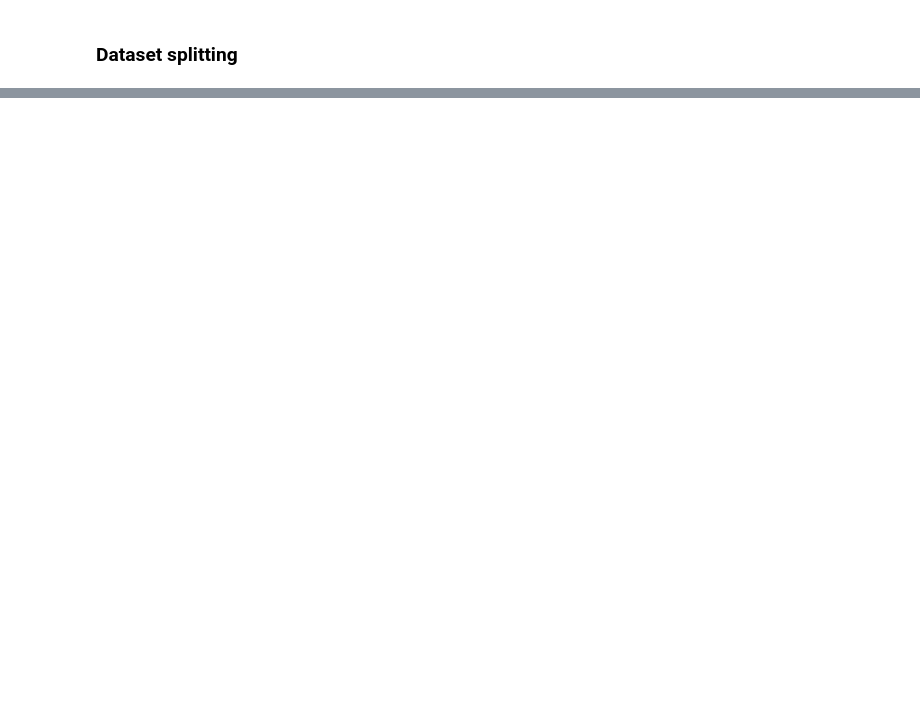
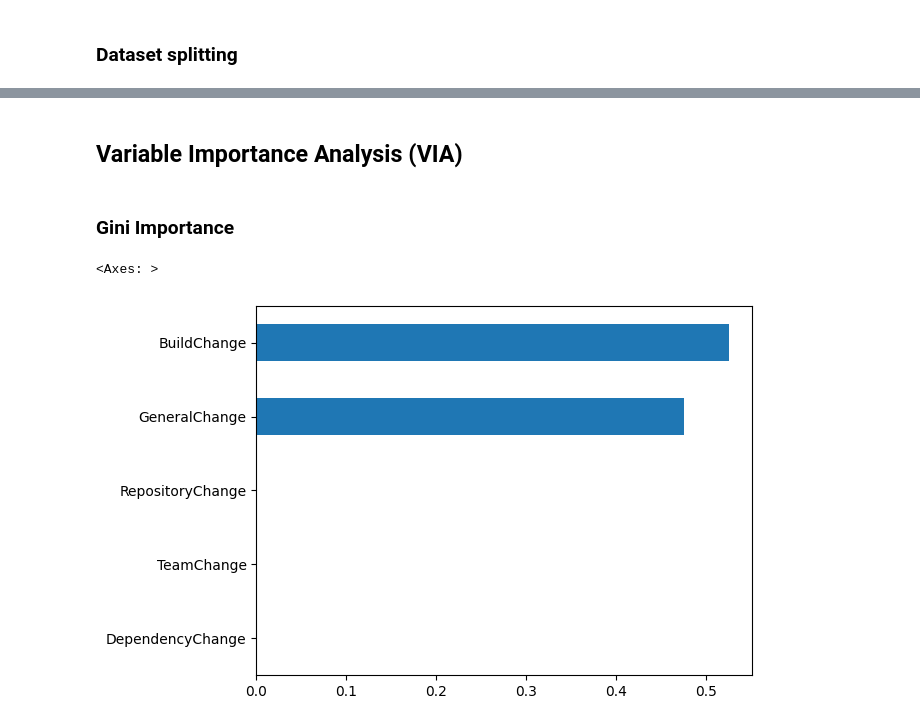
Before and after one commit to stenglx/Projekt_Bewerbung, a Jupyter notebook: ML/train_model.ipynb, the cells around one changed output, grey strips where cells are left out. Drawn from its saved outputs; the diff is of its cells as text; code cells hidden in the pictures; blank space fills up the shorter version.

```diff
--- a/ML/train_model.ipynb
+++ b/ML/train_model.ipynb
@@ -144,0 +265,15 @@ plt.scatter(np.arange(1, 19), y_test['BuildResult'], color="blue")
+# %% [markdown]
+## Variable Importance Analysis (VIA)
+# %% [markdown]
+### Gini Importance
+# %%
+#classifier = RandomForestClassifier(criterion='gini') set per default :)
+feature_importances = classifier.feature_importances_
+# print(feature_importances)
+# mitgeben, mit welchen Spalten trainiert wurde
+feature_importances_dataseries = pd.Series(feature_importances, X_train.columns)
+feature_importances_dataseries = feature_importances_dataseries.sort_values(ascending=True)
+feature_importances_dataseries.plot.barh()
+# %% [output]
+<Axes: >
+[figure, added]
```
Also changed, not shown: parts of 24 cells of this notebook.
